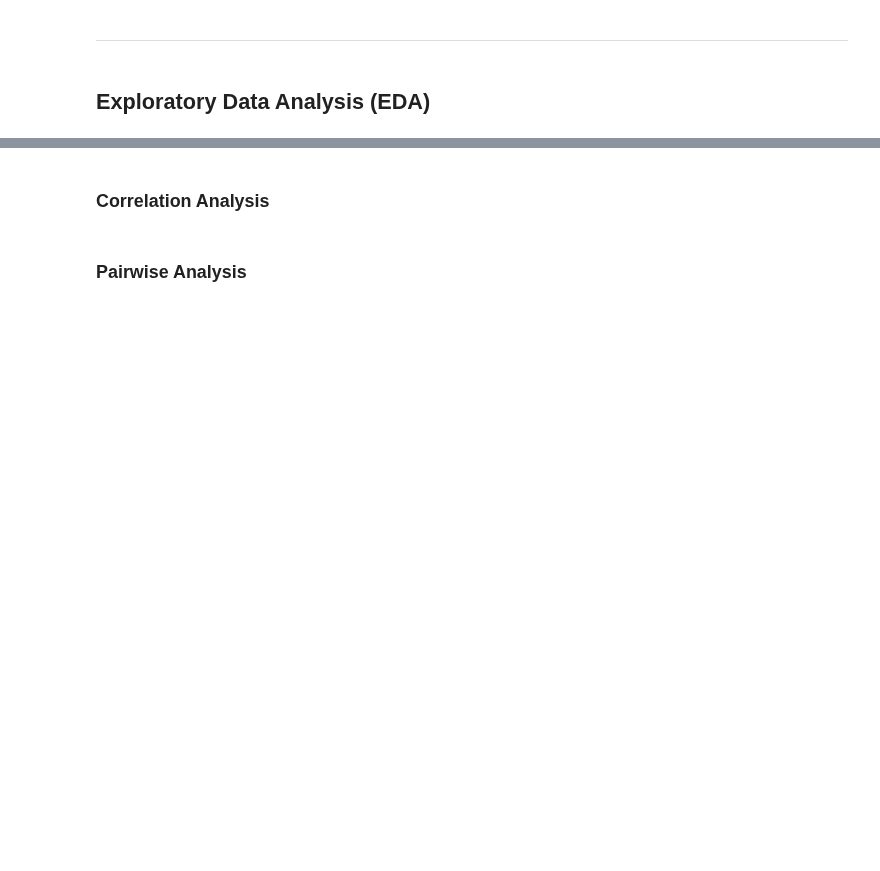
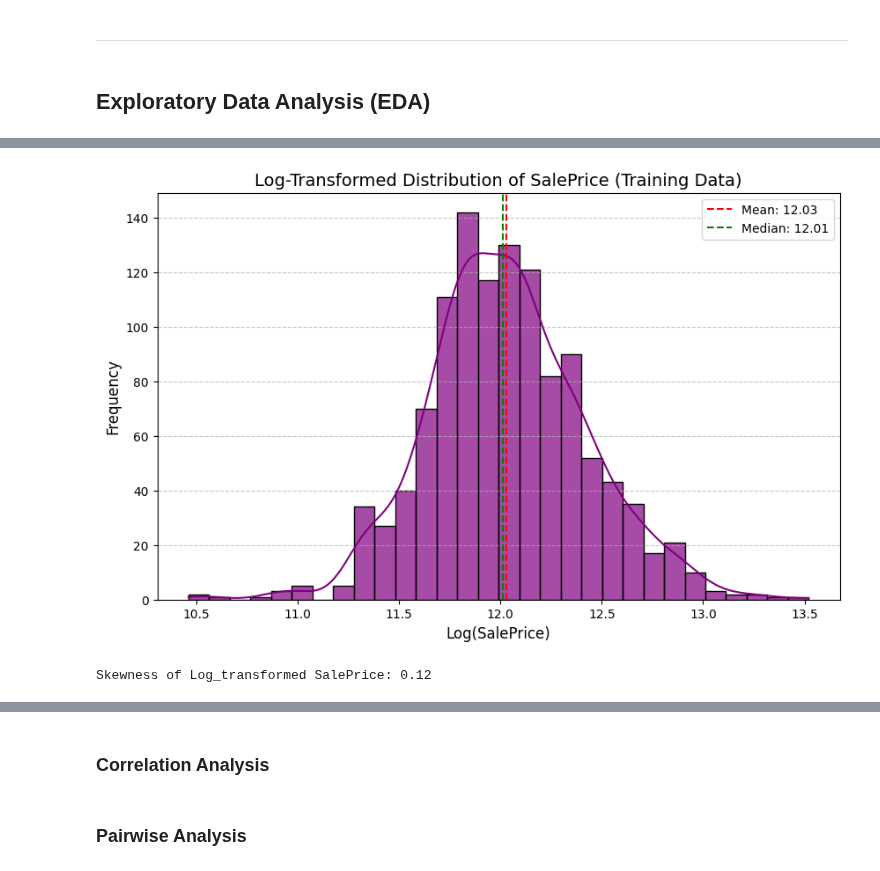
Before and after one commit to TonichaB/Predictive-Analytics-PP5, a Jupyter notebook: jupyter_notebooks/04_Price_Analysis.ipynb, the cells around one changed output, grey strips where cells are left out. Saved outputs shown, nothing was run; the diff lists cells and outputs as text; code cells hidden in the pictures; blank space fills up the shorter version.

```diff
--- a/jupyter_notebooks/04_Price_Analysis.ipynb
+++ b/jupyter_notebooks/04_Price_Analysis.ipynb
@@ -240,0 +285,25 @@ dtype: int64
+# %%
+# Log transform SalePrice to reduce skewness
+import numpy as np
+
+y_train['LogSalePrice'] = np.log1p(y_train['SalePrice'])
+
+# Replot the log-transformed distribution
+plt.figure(figsize=(10, 6))
+sns.histplot(y_train['LogSalePrice'], kde=True, bins=30, color='purple', alpha=0.7)
+plt.axvline(y_train['LogSalePrice'].mean(), color='red', linestyle='dashed', linewidth=1.5, label=f"Mean: {y_train['LogSalePrice'].mean():.2f}")
+plt.axvline(y_train['LogSalePrice'].median(), color='green', linestyle='dashed', linewidth=1.5, label=f"Median: {y_train['LogSalePrice'].median():.2f}")
+plt.title("Log-Transformed Distribution of SalePrice (Training Data)", fontsize=14)
+plt.xlabel("Log(SalePrice)", fontsize=12)
+plt.ylabel("Frequency", fontsize=12)
+plt.legend()
+plt.grid(axis='y', linestyle='--', alpha=0.7)
+plt.show()
+# %% [output]
+[figure, added]
+# %%
+# Calculate skewness after log transformation
+log_skewness = skew(y_train['LogSalePrice'])
+print(f"Skewness of Log_transformed SalePrice: {log_skewness:.2f}")
+# %% [output]
+Skewness of Log_transformed SalePrice: 0.12
```
Also changed, not shown: parts of 7 cells of this notebook.
